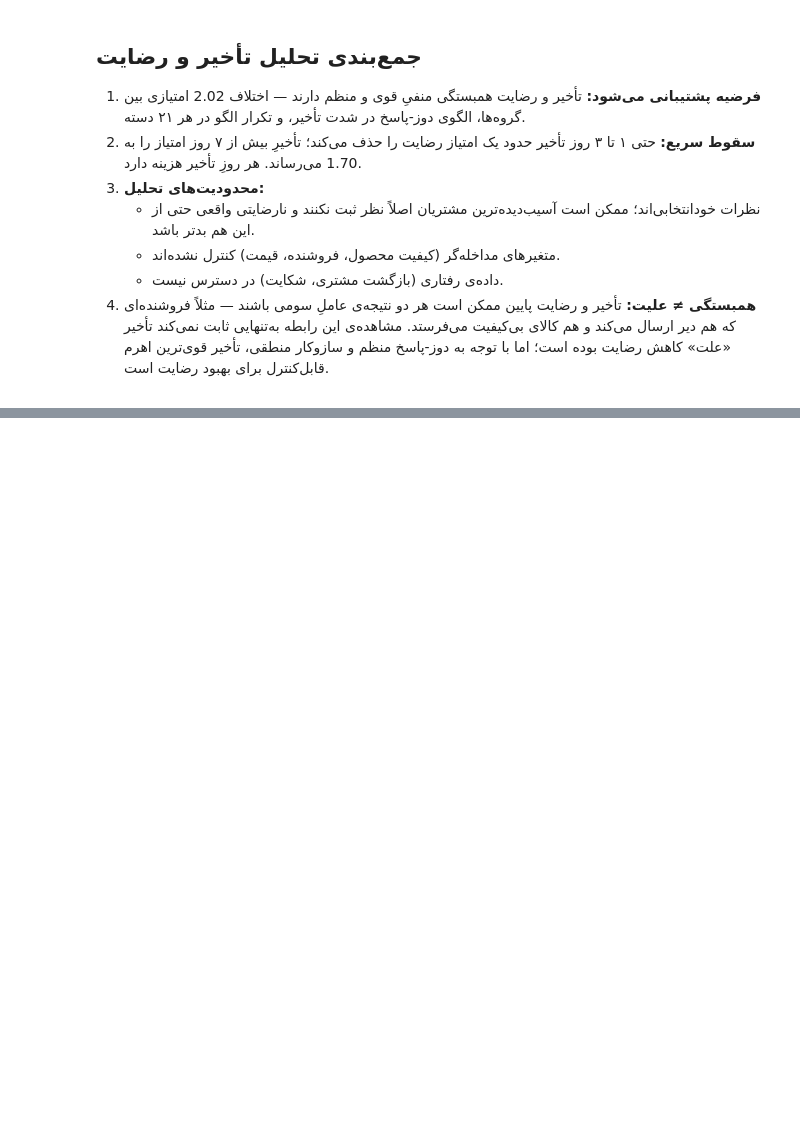
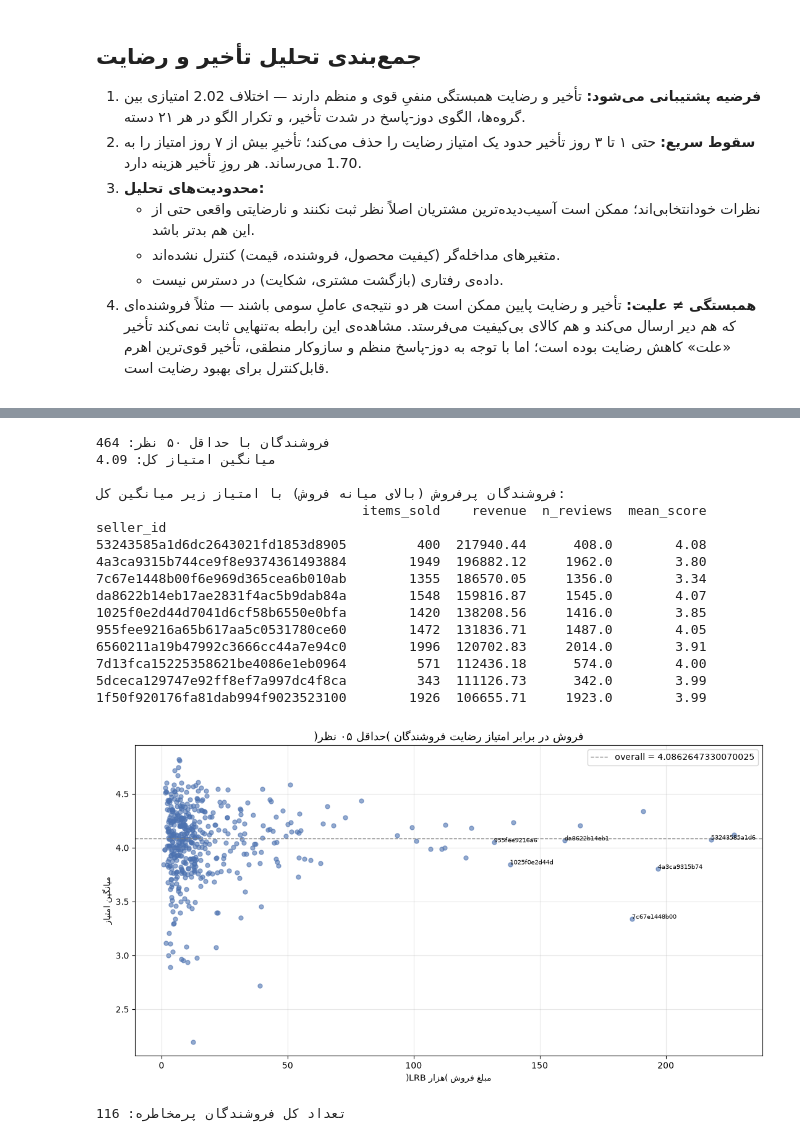
Before and after one commit to arashalidadi/olist-pro, a Jupyter notebook: olist_analysis.ipynb, the cells around one changed output, grey strips where cells are left out. Cells and saved outputs as stored; diff of their text form; code cells hidden in the pictures; blank space fills up the shorter version.

```diff
--- a/olist_analysis.ipynb
+++ b/olist_analysis.ipynb
@@ -3112,0 +3289,52 @@ fashion_bags_accessories    1808          4.36       2.19     101 2.17       5.6
+# %%
+rv_seller = items.merge(reviews[['order_id', 'review_score']], on='order_id', how='inner')
+seller_reviews = rv_seller.groupby('seller_id').agg(
+    n_reviews=('review_score', 'size'),
+    mean_score=('review_score', 'mean'),
+)
+seller_stats = per_seller.join(seller_reviews, how='left')
+qualified = seller_stats[seller_stats['n_reviews'] >= 50].copy()
+print('فروشندگان با حداقل ۵۰ نظر:', f'{len(qualified):,}')
+overall_mean = reviews['review_score'].mean()
+print('میانگین امتیاز کل:', round(overall_mean, 2))
+
+risk = qualified[(qualified['revenue'] > qualified['revenue'].median())
+                 & (qualified['mean_score'] < overall_mean)].sort_values('revenue', ascending=False)
+print()
+print('فروشندگان پرفروش (بالای میانه فروش) با امتیاز زیر میانگین کل:')
+print(risk[['items_sold', 'revenue', 'n_reviews', 'mean_score']].head(10).round(2).to_string())
+
+fig, ax = plt.subplots(figsize=(11, 6))
+ax.scatter(qualified['revenue'] / 1e3, qualified['mean_score'], s=25, alpha=0.6, color='#4c72b0')
+ax.axhline(overall_mean, color='gray', ls='--', lw=1, label=f'overall = {overall_mean}')
+for _, row in risk.head(6).iterrows():
+    ax.annotate(row.name[:12], (row['revenue'] / 1e3, row['mean_score']), fontsize=7)
+ax.set_title(fa('فروش در برابر امتیاز رضایت فروشندگان (حداقل ۵۰ نظر)'), fontsize=13)
+ax.set_xlabel(fa('مبلغ فروش (هزار BRL)'))
+ax.set_ylabel(fa('میانگین امتیاز'))
+ax.legend()
+ax.grid(alpha=0.3)
+fig.tight_layout()
+plt.show()
+
+print()
+print('تعداد کل فروشندگان پرمخاطره:', len(risk))
+# %% [output]
+فروشندگان با حداقل ۵۰ نظر: 464
+میانگین امتیاز کل: 4.09
+
+فروشندگان پرفروش (بالای میانه فروش) با امتیاز زیر میانگین کل:
+                                  items_sold    revenue  n_reviews  mean_score
+seller_id
+53243585a1d6dc2643021fd1853d8905         400  217940.44      408.0        4.08
+4a3ca9315b744ce9f8e9374361493884        1949  196882.12     1962.0        3.80
+7c67e1448b00f6e969d365cea6b010ab        1355  186570.05     1356.0        3.34
+da8622b14eb17ae2831f4ac5b9dab84a        1548  159816.87     1545.0        4.07
+1025f0e2d44d7041d6cf58b6550e0bfa        1420  138208.56     1416.0        3.85
+955fee9216a65b617aa5c0531780ce60        1472  131836.71     1487.0        4.05
+6560211a19b47992c3666cc44a7e94c0        1996  120702.83     2014.0        3.91
+7d13fca15225358621be4086e1eb0964         571  112436.18      574.0        4.00
+5dceca129747e92ff8ef7a997dc4f8ca         343  111126.73      342.0        3.99
+1f50f920176fa81dab994f9023523100        1926  106655.71     1923.0        3.99
+[figure, added]
+تعداد کل فروشندگان پرمخاطره: 116
```
Also changed, not shown: parts of 10 cells of this notebook, 1 other file.
